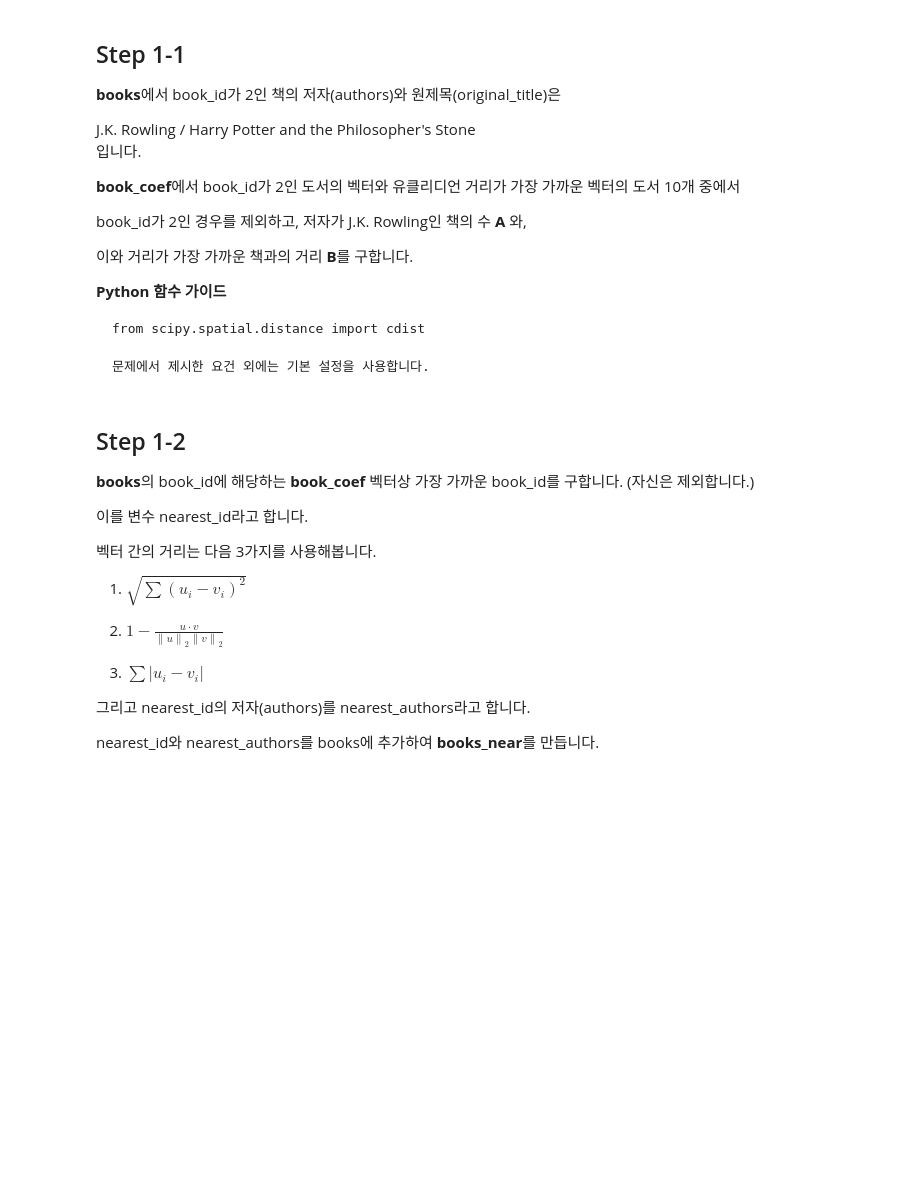
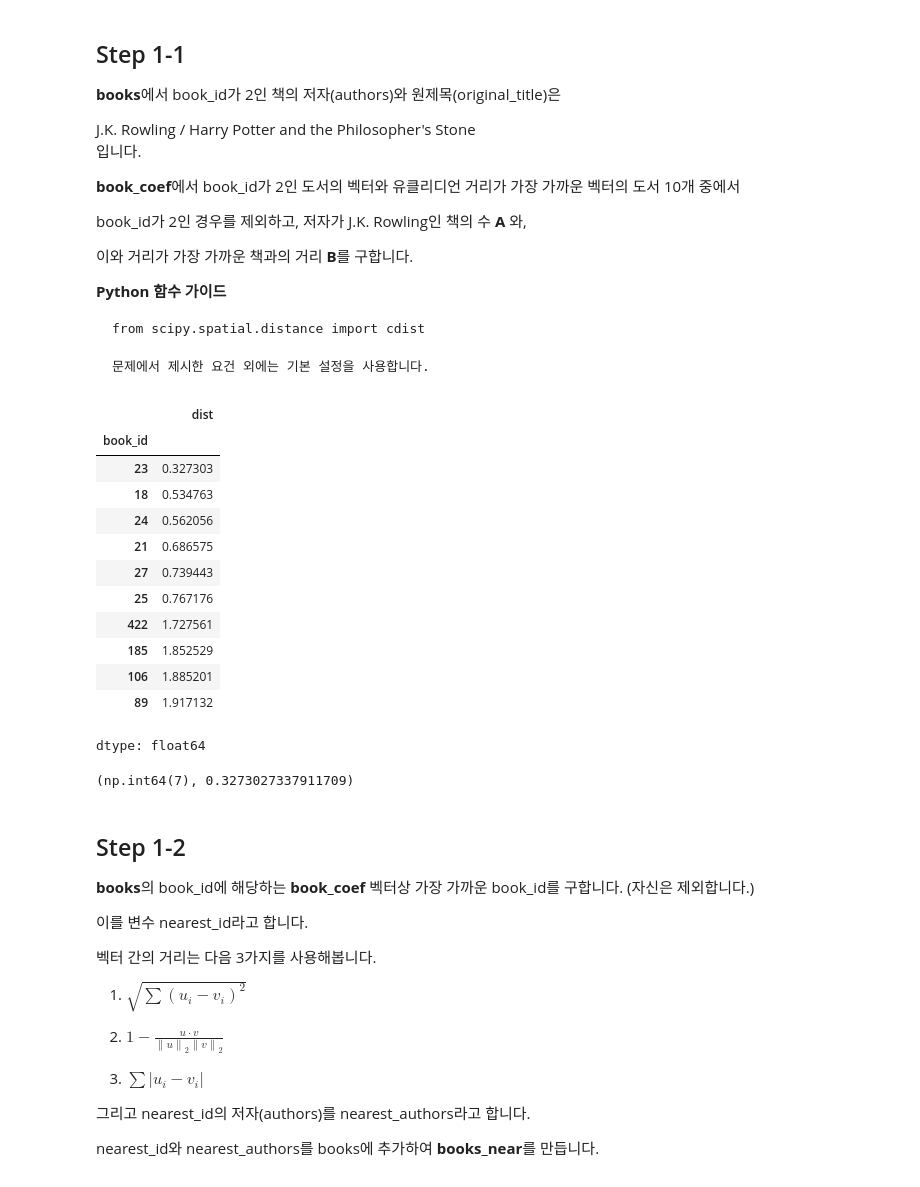
Before and after one commit to sunkusun9/DS_prob1_2510, a Jupyter notebook: prob_solution.ipynb, the cells around one changed output. Cells and saved outputs as stored; diff of their text form; code cells hidden in the pictures; blank space fills up the shorter version.

````diff
--- a/prob_solution.ipynb
+++ b/prob_solution.ipynb
@@ -678,6 +678,38 @@ from scipy.spatial.distance import cdist
 
 문제에서 제시한 요건 외에는 기본 설정을 사용합니다.
 ```
+# %%
+from scipy.spatial.distance import cdist, pdist, squareform
+s_near10 = pd.Series(
+    cdist(
+        df_book_coef.loc[[2]], df_book_coef
+    )[0], index = df_book_coef.index, name = 'dist'
+).sort_values().pipe(
+    lambda x: x.loc[x.index != 2]
+).iloc[:10]
+s_near10
+# %% [output]
+|  | dist |
+| book_id |  |
+| 23 | 0.327303 |
+| 18 | 0.534763 |
+| 24 | 0.562056 |
+| 21 | 0.686575 |
+| 27 | 0.739443 |
+| 25 | 0.767176 |
+| 422 | 1.727561 |
+| 185 | 1.852529 |
+| 106 | 1.885201 |
+| 89 | 1.917132 |
+dtype: float64
+# %%
+A = (df_books.loc[s_near10.index, 'authors'] == 'J.K. Rowling').sum()
+B = s_near10.loc[
+    df_books.loc[s_near10.index, 'authors'] == 'J.K. Rowling'
+].min()
+A, B
+# %% [output]
+(np.int64(7), 0.3273027337911709)
 # %% [markdown]
 ## Step 1-2
 
````
Also changed, not shown: parts of 1 cell of this notebook.
